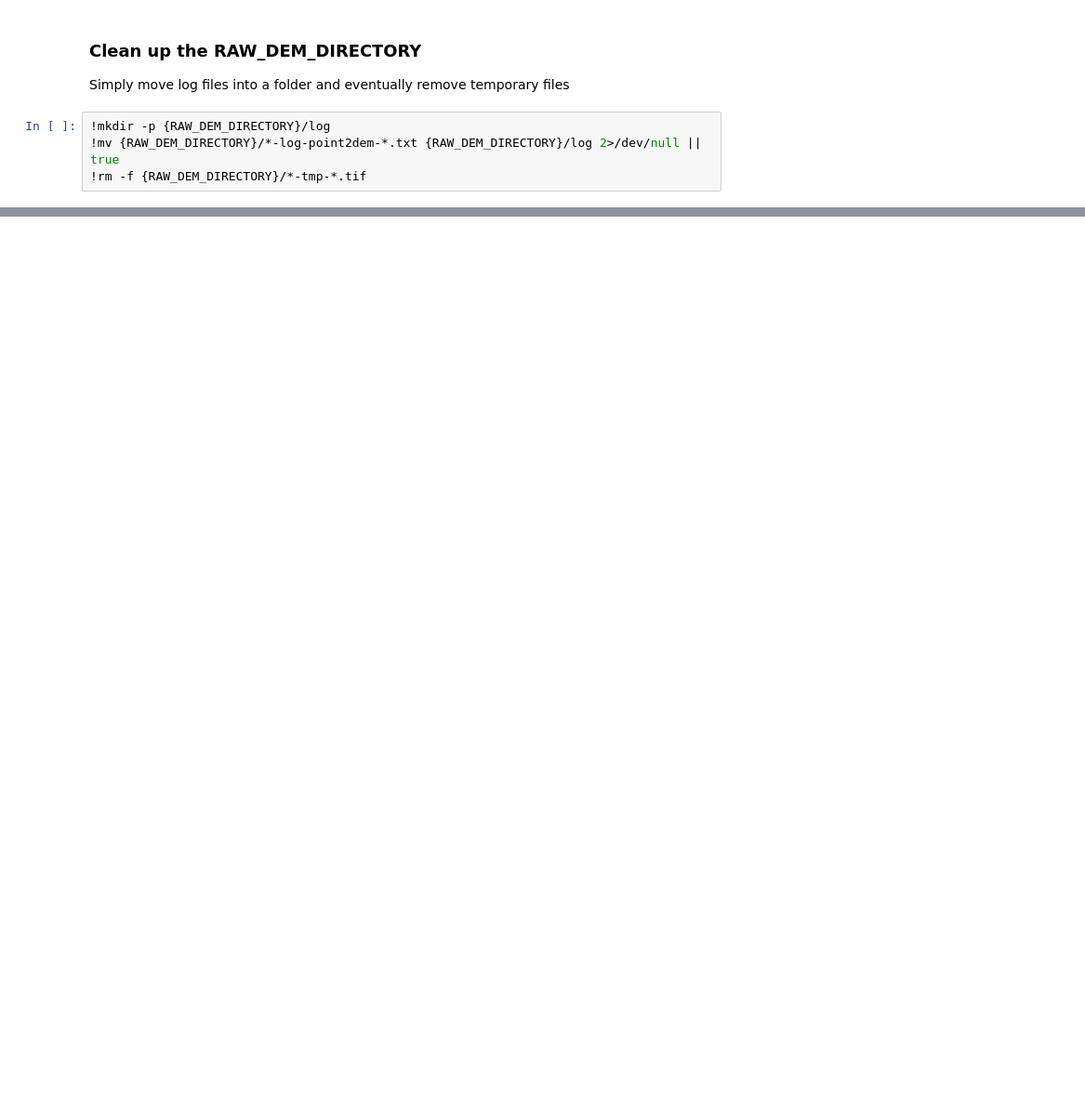
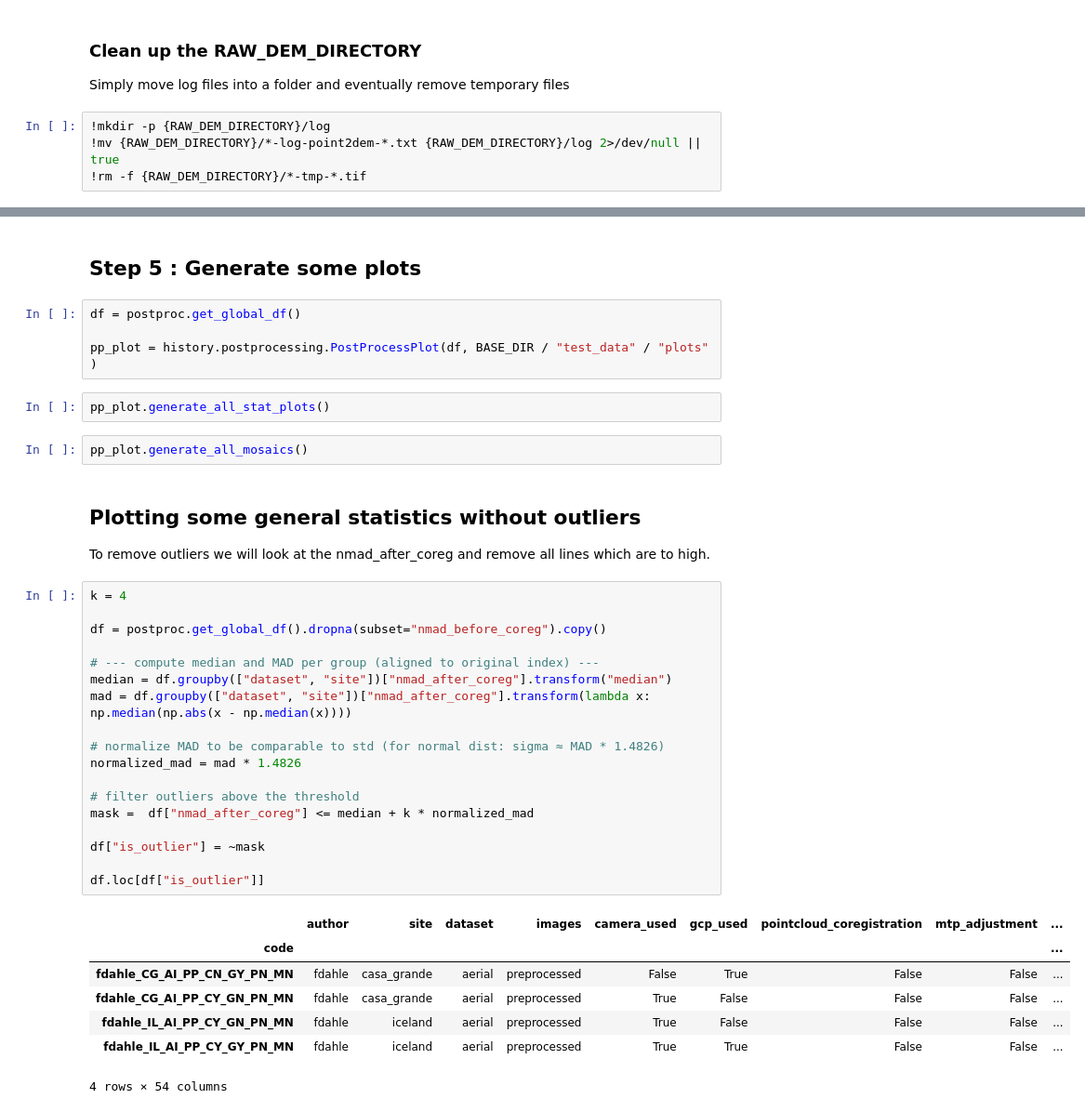
Before and after one commit to shippp/history, a Jupyter notebook: notebooks/postprocessing/post_process_pointclouds.ipynb, the cells around one changed output, grey strips where cells are left out. Shown at 93% size. Saved outputs shown, nothing was run; the diff lists cells and outputs as text; blank space fills up the shorter version.

```diff
--- a/notebooks/postprocessing/post_process_pointclouds.ipynb
+++ b/notebooks/postprocessing/post_process_pointclouds.ipynb
@@ -228,0 +167,40 @@ plt.show()
+# %% [markdown]
+## Step 5 : Generate some plots
+# %%
+df = postproc.get_global_df()
+
+pp_plot = history.postprocessing.PostProcessPlot(df, BASE_DIR / "test_data" / "plots" )
+# %%
+pp_plot.generate_all_stat_plots()
+# %%
+pp_plot.generate_all_mosaics()
+# %% [markdown]
+## Plotting some general statistics without outliers
+
+To remove outliers we will look at the nmad_after_coreg and remove all lines which are to high.
+# %%
+k = 4
+
+df = postproc.get_global_df().dropna(subset="nmad_before_coreg").copy()
+
+# --- compute median and MAD per group (aligned to original index) ---
+median = df.groupby(["dataset", "site"])["nmad_after_coreg"].transform("median")
+mad = df.groupby(["dataset", "site"])["nmad_after_coreg"].transform(lambda x: np.median(np.abs(x - np.median(x))))
+
+# normalize MAD to be comparable to std (for normal dist: sigma ≈ MAD * 1.4826)
+normalized_mad = mad * 1.4826
+
+# filter outliers above the threshold
+mask =  df["nmad_after_coreg"] <= median + k * normalized_mad
+
+df["is_outlier"] = ~mask
+
+df.loc[df["is_outlier"]]
+# %% [output]
+|  | author | site | dataset | images | camera_used | gcp_used | pointcloud_coregistration | mtp_adjustment | ... |
+| code |  |  |  |  |  |  |  |  | ... |
+| fdahle_CG_AI_PP_CN_GY_PN_MN | fdahle | casa_grande | aerial | preprocessed | False | True | False | False | ... |
+| fdahle_CG_AI_PP_CY_GN_PN_MN | fdahle | casa_grande | aerial | preprocessed | True | False | False | False | ... |
+| fdahle_IL_AI_PP_CY_GN_PN_MN | fdahle | iceland | aerial | preprocessed | True | False | False | False | ... |
+| fdahle_IL_AI_PP_CY_GY_PN_MN | fdahle | iceland | aerial | preprocessed | True | True | False | False | ... |
+4 rows × 54 columns
```
Also changed, not shown: parts of 23 cells of this notebook, 6 other files.
